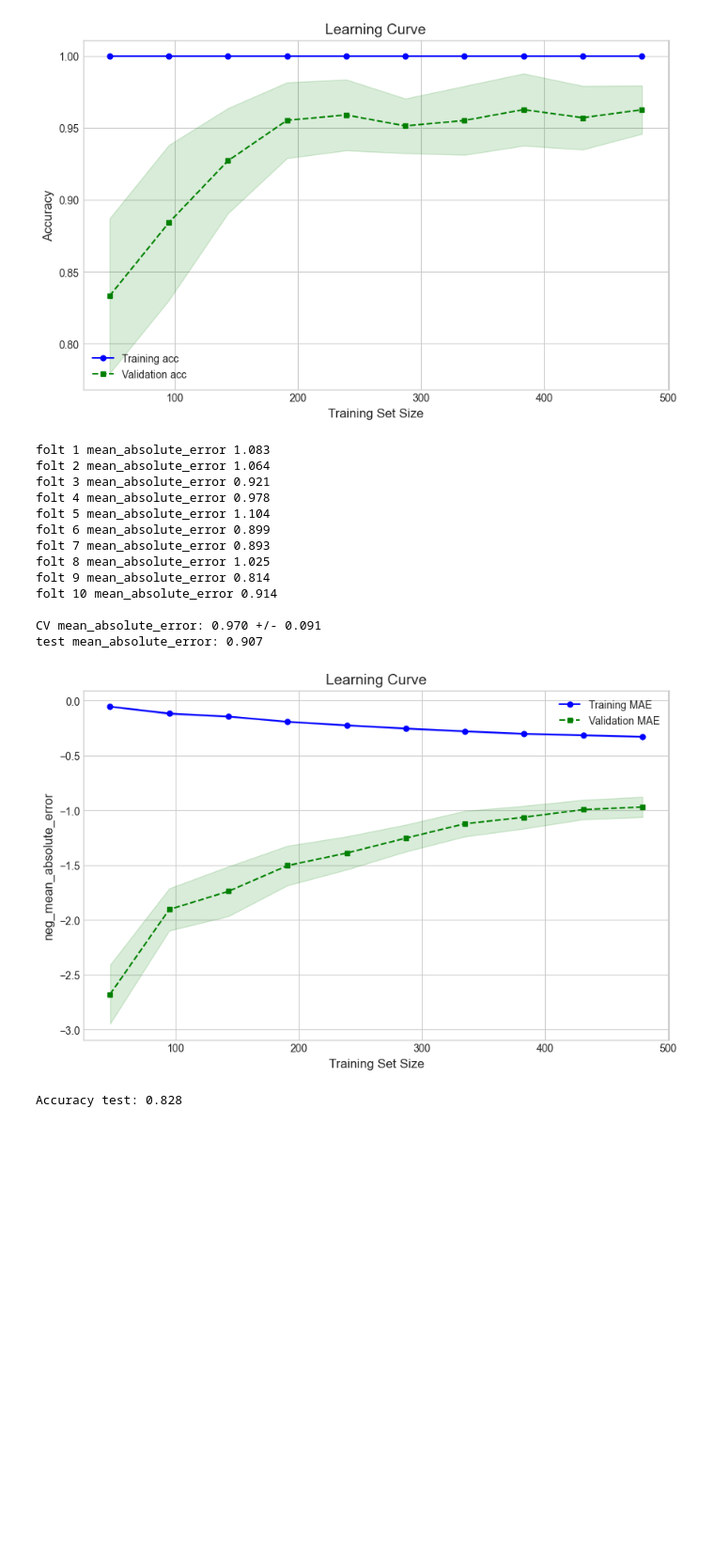
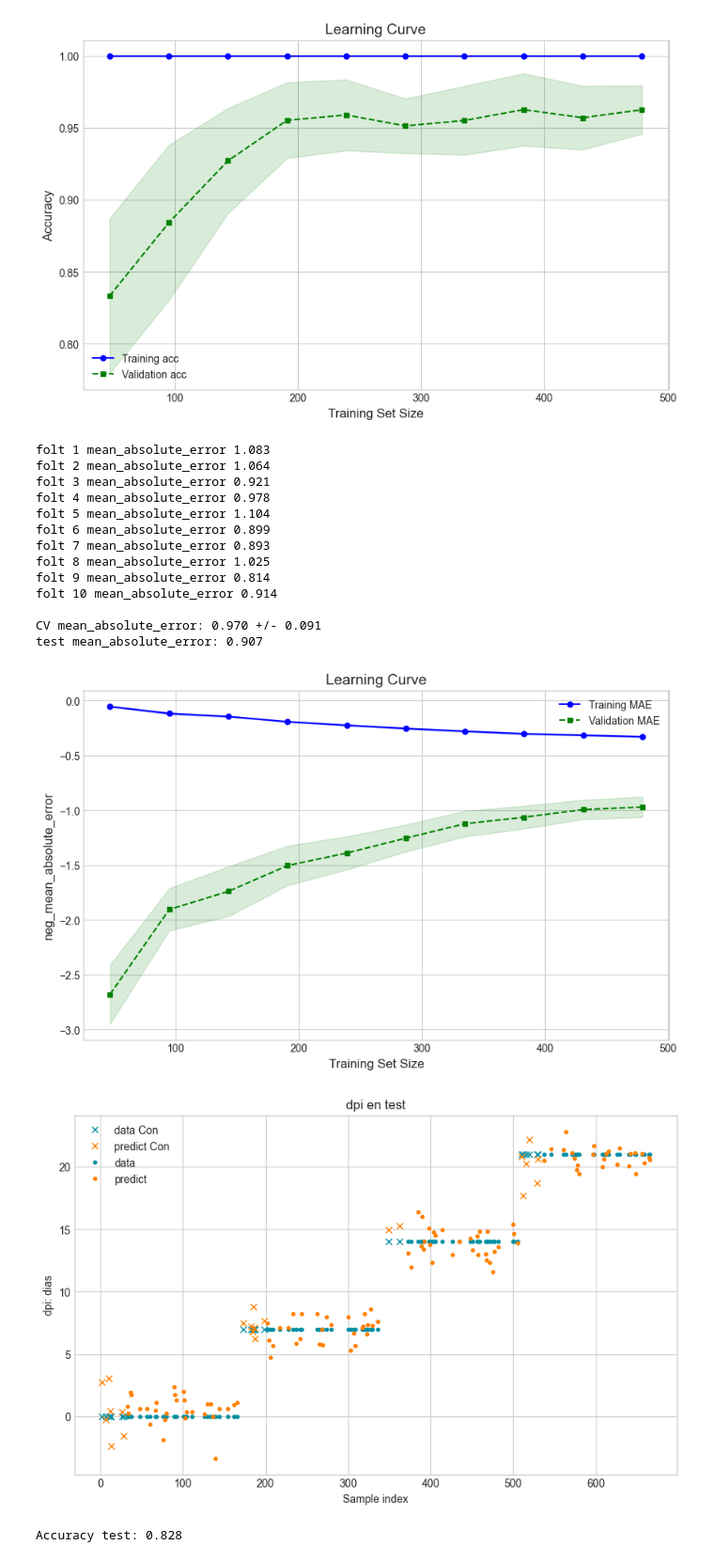
Before and after one commit to SomathReinztam/Firma_espectral_de-plantas_de_banano_infectadas, a Jupyter notebook: dataAnalysis.ipynb, the cells around one changed output. Shown at 94% size. Saved outputs shown, nothing was run; the diff lists cells and outputs as text; code cells hidden in the pictures; blank space fills up the shorter version.

```diff
--- a/dataAnalysis.ipynb
+++ b/dataAnalysis.ipynb
@@ -193,33 +193,36 @@ FP TN
 [figure]
 # %%
 X_train, X_test, y_train, y_test = train_test_split(
-    df.iloc[:, 4:].values,
-    df['dpi'].values,
+    df.iloc[:, 4:],
+    df[['dpi', 'Sana', 'Tratamiento']],
     test_size=0.2,
     random_state=87
 )
 # %%
 from sklearn.linear_model import Ridge
 hyperparameter = {'alpha':1}
 reg = Ridge(**hyperparameter)
 modelP = datF.modelPerformance(model=reg)
-modelP.kfoldCV_reg(X_train, X_test, y_train, y_test, n_splits=10)
-modelP.learningCurve_reg(X_train, y_train)
+modelP.kfoldCV_reg(X_train.values, X_test.values, y_train['dpi'].values, y_test['dpi'].values, n_splits=10)
+modelP.learningCurve_reg(X_train.values, y_train['dpi'].values)
+y_predict = reg.predict(X_test.values)
+datF.plotRegModel(y_predict, y_test)
 # %% [output]
 folt 1 mean_absolute_error 1.083
 folt 2 mean_absolute_error 1.064
 folt 3 mean_absolute_error 0.921
 folt 4 mean_absolute_error 0.978
 folt 5 mean_absolute_error 1.104
 folt 6 mean_absolute_error 0.899
 folt 7 mean_absolute_error 0.893
 folt 8 mean_absolute_error 1.025
 folt 9 mean_absolute_error 0.814
 folt 10 mean_absolute_error 0.914
 
 CV mean_absolute_error: 0.970 +/- 0.091
 test mean_absolute_error: 0.907
 [figure]
+[figure, added]
 # %%
 X_train, X_test, y_train, y_test = train_test_split(
     df.iloc[:, 4:].values,
```
Also changed, not shown: 1 other file.
